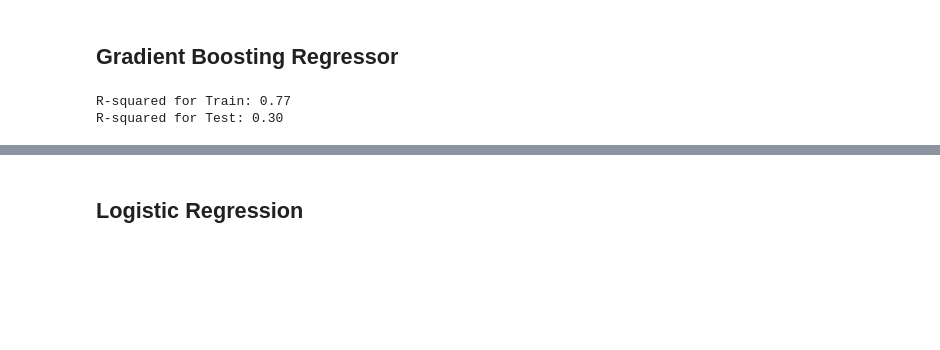
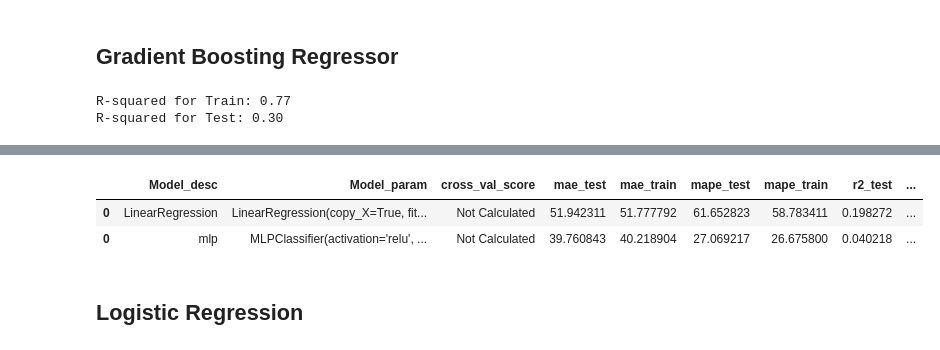
Before and after one commit to aahana-khajanchi/AdavancedDataScience-1, a Jupyter notebook: Assignment2/Part 4 - Prediction algorithms/Prediction algorithms.ipynb, the cells around one changed output, grey strips where cells are left out. Drawn from its saved outputs; the diff is of its cells as text; code cells hidden in the pictures; blank space fills up the shorter version.

```diff
--- a/Assignment2/Part 4 - Prediction algorithms/Prediction algorithms.ipynb
+++ b/Assignment2/Part 4 - Prediction algorithms/Prediction algorithms.ipynb
@@ -545,3 +545,12 @@ evaluate_model(estimation, "GradientBoostingRegressor",estimation,train_X,train_
 | 0 | GradientBoostingRegressor | ([DecisionTreeRegressor(criterion... | Not Calculated | not calculated | not calculated | not calculated | not calculated | not calculated | ... |
 | 0 | GradientBoostingRegressor | ([DecisionTreeRegressor(criterion... | Not Calculated | 37.1172 | 22.3216 | 36.4085 | 25.5248 | 0.487965 | ... |
 | 0 | GradientBoostingRegressor | ([DecisionTreeRegressor(criterion... | Not Calculated | 37.0399 | 22.3216 | 36.2774 | 25.5248 | 0.489404 | ... |
+# %%
+from sklearn.neural_network import MLPClassifier
+from sklearn.preprocessing import MinMaxScaler
+min_max_scaler = MinMaxScaler()
+X = min_max_scaler.fit_transform(X)
+X_train, X_test, y_train, y_test = train_test_split(X, y,train_size=0.75, test_size=0.25)
+
+mlp = MLPClassifier(hidden_layer_sizes=(37,37,37))
+mlp.fit(X_train,y_train)
@@ -548,3 +565,9 @@ evaluate_model(estimation, "GradientBoostingRegressor",estimation,train_X,train_
+# %%
+evaluate_model(mlp, "mlp",mlp,X_train,y_train, X_test , y_test)
+# %% [output]
+|  | Model_desc | Model_param | cross_val_score | mae_test | mae_train | mape_test | mape_train | r2_test | ... |
+| 0 | LinearRegression | LinearRegression(copy_X=True, fit... | Not Calculated | 51.942311 | 51.777792 | 61.652823 | 58.783411 | 0.198272 | ... |
+| 0 | mlp | MLPClassifier(activation='relu', ... | Not Calculated | 39.760843 | 40.218904 | 27.069217 | 26.675800 | 0.040218 | ... |
 # %% [markdown]
 ## Logistic Regression
 # %%
```
Also changed, not shown: parts of 1 cell of this notebook, 16 other files.
